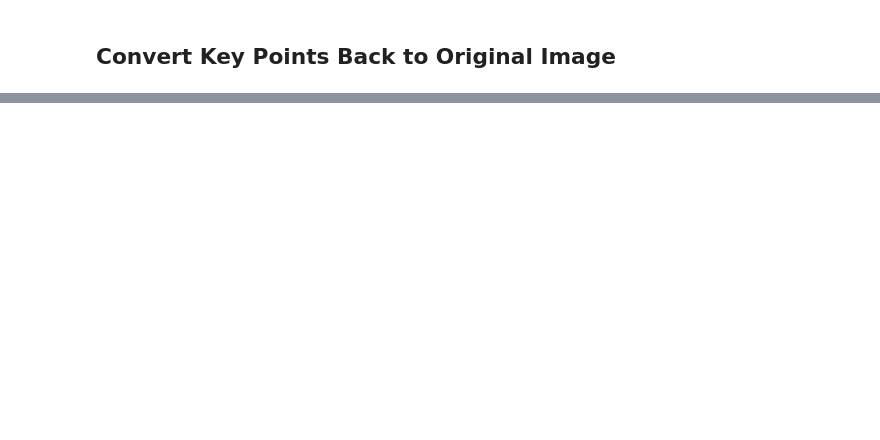
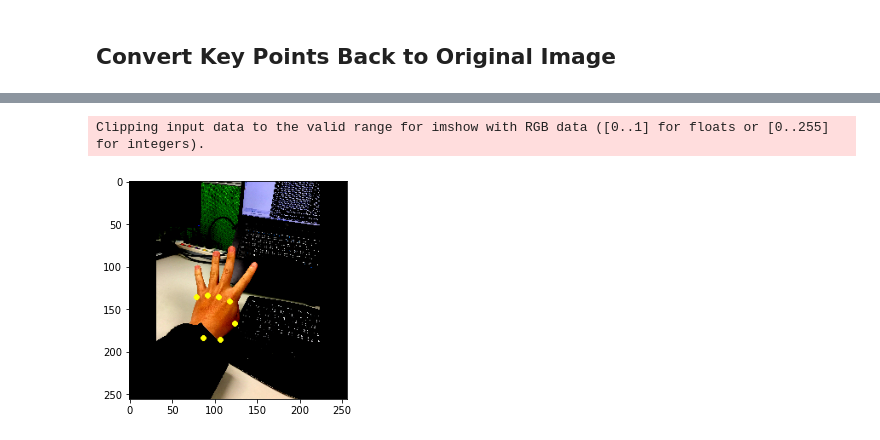
Before and after one commit to yirueilu-b/hand-tracking, a Jupyter notebook: explore_tracking_workflow.ipynb, the cells around one changed output, grey strips where cells are left out. Drawn from its saved outputs; the diff is of its cells as text; code cells hidden in the pictures; blank space fills up the shorter version.

```diff
--- a/explore_tracking_workflow.ipynb
+++ b/explore_tracking_workflow.ipynb
@@ -475,0 +497,16 @@ plt.show()
+# %%
+output_reg, output_clf = detect_palm(input_image, palm_model, palm_input_details, palm_output_details)
+# %%
+key_point_list, side_list = get_res_from_palm_detector(output_reg, output_clf)
+# %%
+result_image = input_image.copy()
+for keypoints in key_point_list:
+    for keypoint in keypoints:
+        tmp_keypoint = keypoint.copy()
+        cv2.circle(result_image, (int(tmp_keypoint[0]), int(tmp_keypoint[1])), 2, (255, 255, 0), 2)
+# show
+plt.imshow(result_image)
+plt.show()
+# %% [output]
+Clipping input data to the valid range for imshow with RGB data ([0..1] for floats or [0..255] for integers).
+[figure, added]
```
Also changed, not shown: parts of 23 cells of this notebook, 3 other files.
